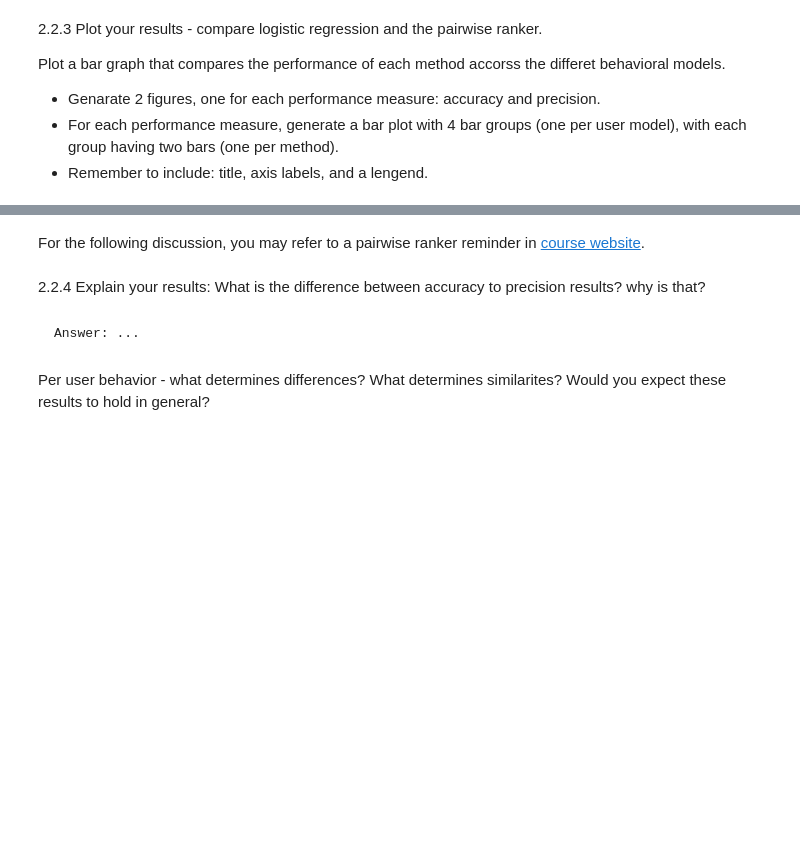
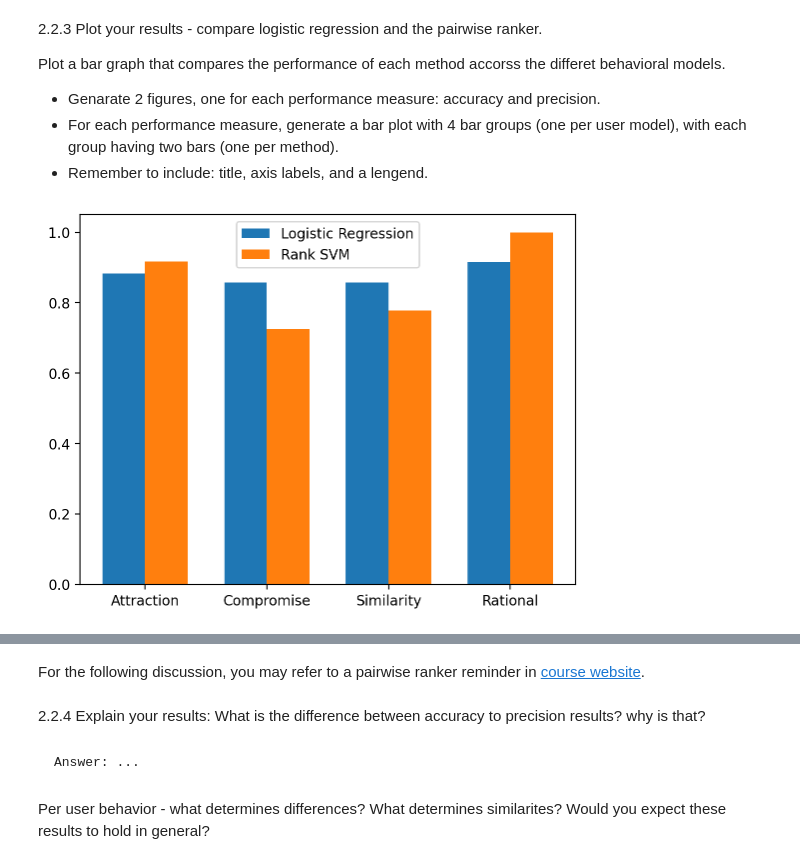
Before and after one commit to ashalem/ML_Human, a Jupyter notebook: WS2_2024_students.ipynb, the cells around one changed output, grey strips where cells are left out. Drawn from its saved outputs; the diff is of its cells as text; code cells hidden in the pictures; blank space fills up the shorter version.

```diff
--- a/WS2_2024_students.ipynb
+++ b/WS2_2024_students.ipynb
@@ -1094,16 +1116,21 @@ class RankSVM(LinearSVC):
             predications.append(predications_per_set)
 
         return np.array(predications).reshape(-1)
+
+
+# using the RankSVM class to rank the items for each user type
 user_types_to_performance_ranker = {user_type: {'acc': 0, 'precision':0} for user_type in user_types}
 for i, user_type in enumerate(user_types):
 
     ranker = RankSVM()
     y_user_train = y_train[[user_type, 'slate_id']].to_numpy()
+    # for slate_id make user type column to become fron [2800,2] to [400,1] - we have 400 slates
     print(y_user_train.shape)
-    y_user_test = y_test[[user_type, 'slate_id']]
-    ranker.fit(X_train, y_user_train)
-    acc = ranker.score(X_test_no_slate_id, y_user_test)
-    y_pred = ranker.predict(X_test)
+    y_user_test = y_test[[user_type]].to_numpy()
+    print(y_user_test.shape)
+    ranker.fit(X_train.to_numpy(), y_user_train)
+    acc = ranker.score(X_test.to_numpy(), y_user_test)
+    y_pred = ranker.predict(X_test.to_numpy())
     precision = precision_score(y_user_test, y_pred, average='macro')
     user_types_to_performance_ranker[user_type]['acc'] = acc
     user_types_to_performance_ranker[user_type]['precision'] = precision
@@ -1135,0 +1160,25 @@ Plot a bar graph that compares the performance of each method accorss the differ
+# %%
+# Accuracy
+
+
+## YOUR SOLUTION
+# Plot the results comparing the two models for each user type (Attraction, Compromise, Similarity, Rational) and show the accuracy
+# of the Logistic Regression model and the Rank SVM model side by side
+import matplotlib.pyplot as plt
+
+user_types = ['Attraction', 'Compromise', 'Similarity', 'Rational']
+accs = [user_types_to_performance[user_type]['acc'] for user_type in user_types]
+accs_ranker = [user_types_to_performance_ranker[user_type]['acc'] for user_type in user_types]
+x = np.arange(len(user_types))
+
+fig, ax = plt.subplots()
+bar_width = 0.35
+rects1 = ax.bar(x - bar_width/2, accs, bar_width, label='Logistic Regression')
+rects2 = ax.bar(x + bar_width/2, accs_ranker, bar_width, label='Rank SVM')
+
+ax.set_xticks(x)
+ax.set_xticklabels(user_types)
+ax.legend()
+plt.show()
+# %% [output]
+[figure, added]
```
Also changed, not shown: parts of 18 cells of this notebook.
